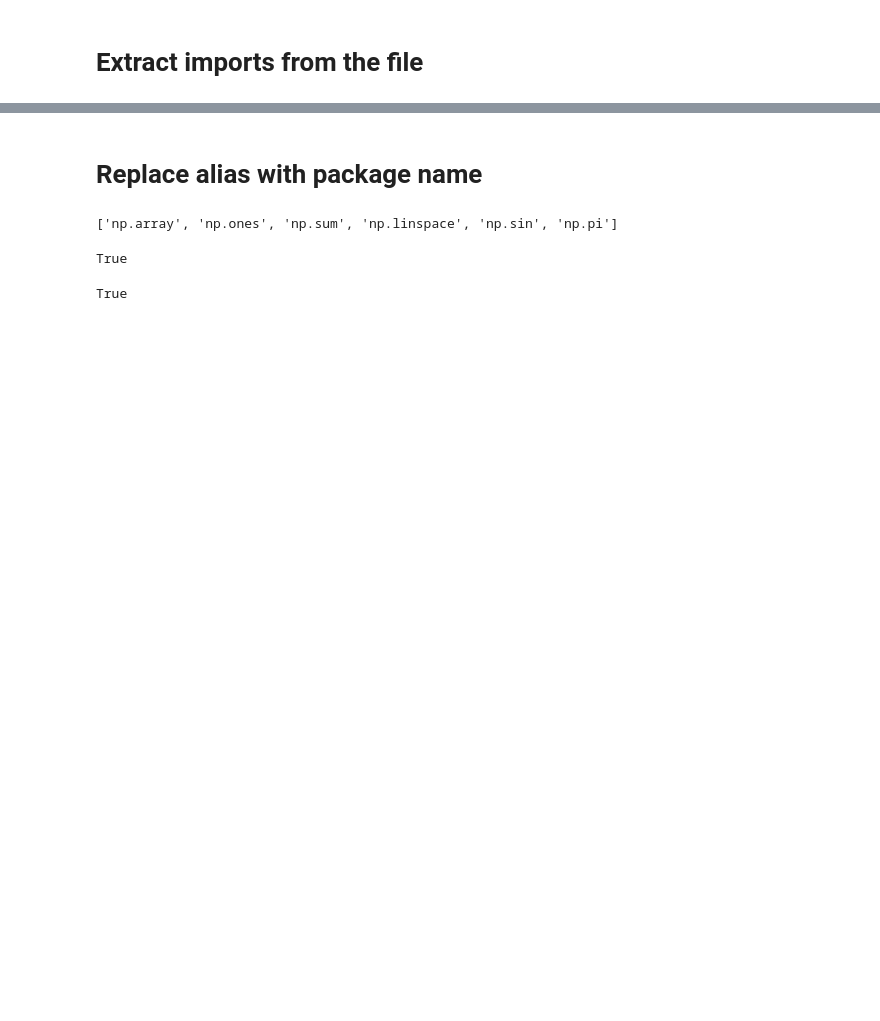
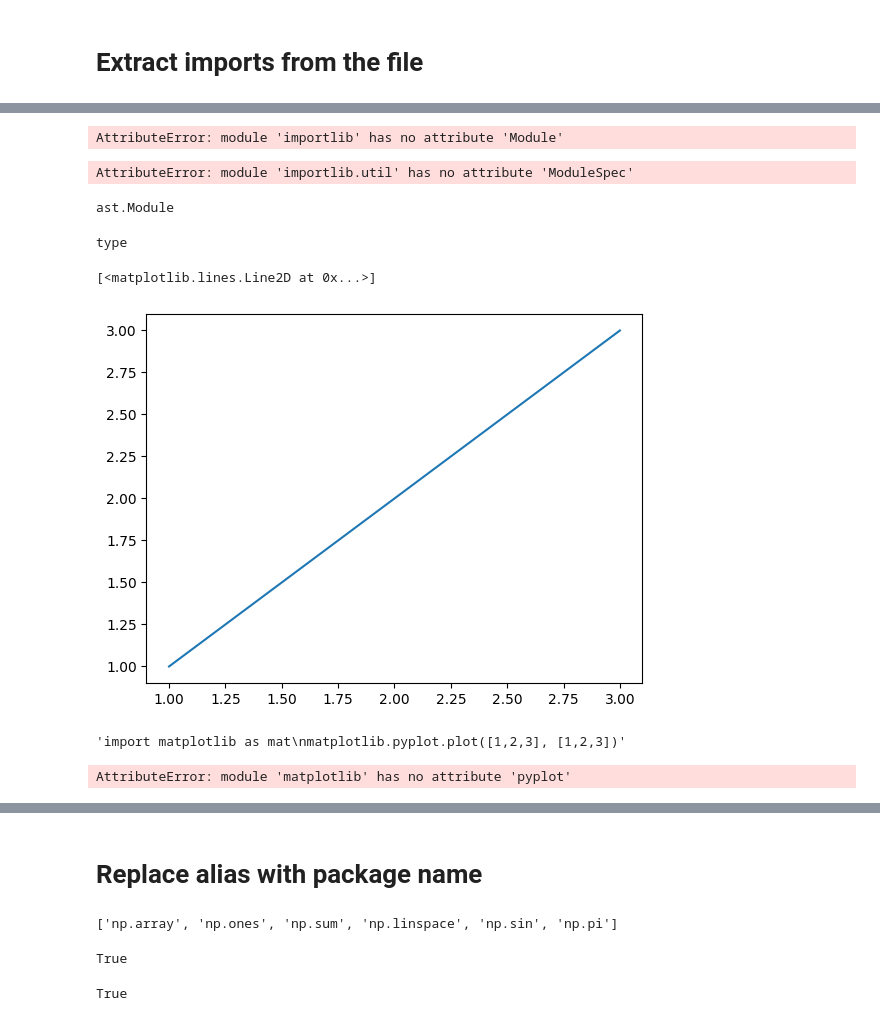
Before and after one commit to pvs-hd-tea/23ws-LLMcoder, a Jupyter notebook: experimental/generate-documentations.ipynb, the cells around one changed output, grey strips where cells are left out. Saved outputs shown, nothing was run; the diff lists cells and outputs as text; code cells hidden in the pictures; blank space fills up the shorter version.

```diff
--- a/experimental/generate-documentations.ipynb
+++ b/experimental/generate-documentations.ipynb
@@ -39,0 +217,6 @@ print(packages)
+# %%
+import importlib
+spec: importlib.machinery.ModuleSpec = importlib.util.find_spec('matplotlib')
+module: importlib.Module = importlib.util.module_from_spec(spec)
+# %% [output]
+AttributeError: module 'importlib' has no attribute 'Module'
@@ -39,0 +229,32 @@ print(packages)
+# %%
+import importlib.util as ult
+strings: ult.ModuleSpec = importlib.util.find_spec('matplotlib')
+# %% [output]
+AttributeError: module 'importlib.util' has no attribute 'ModuleSpec'
+# %%
+import ast
+ast.Module
+# %% [output]
+ast.Module
+# %%
+from ast import Module
+type(Module)
+# %% [output]
+type
+# %%
+module.plot([1,2,3], [1,2,3])
+# %% [output]
+[<matplotlib.lines.Line2D at 0x...>]
+[figure, added]
+# %%
+re.sub(rf'mat(\.[a-zA-Z_\.]+)', r'matplotlib\1', res)
+# %% [output]
+'import matplotlib as mat\nmatplotlib.pyplot.plot([1,2,3], [1,2,3])'
+# %%
+spec = importlib.util.find_spec("matplotlib")
+module = importlib.util.module_from_spec(spec)
+spec.loader.exec_module(module)
+module.pyplot.plot([1,2,3], [1,2,3])
+# getattr(f"{module.__name__}", "pyplot")
+# %% [output]
+AttributeError: module 'matplotlib' has no attribute 'pyplot'
```
Also changed, not shown: parts of 60 cells of this notebook, 4 other files.
